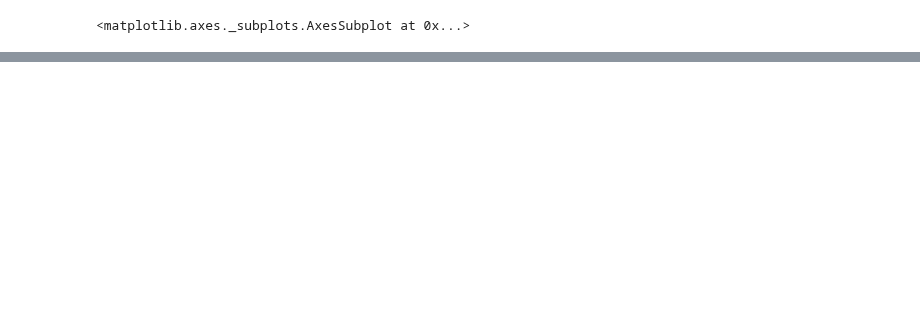
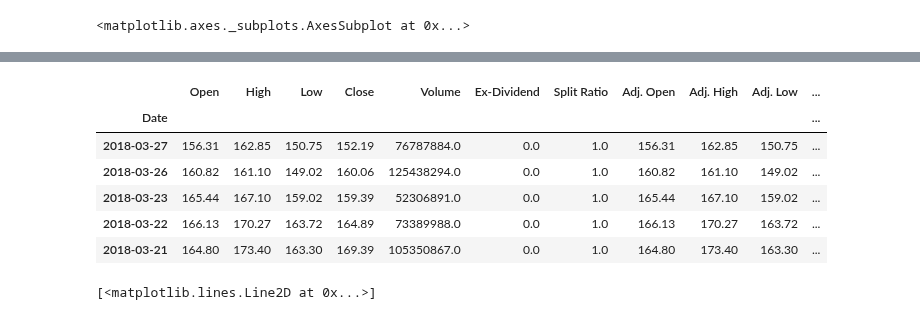
Before and after one commit to mhsnjvd/jupyter_notebooks, a Jupyter notebook: quandl_example.ipynb, the cells around one changed output, grey strips where cells are left out. Drawn from its saved outputs; the diff is of its cells as text; code cells hidden in the pictures; blank space fills up the shorter version.

```diff
--- a/quandl_example.ipynb
+++ b/quandl_example.ipynb
@@ -40,0 +35,14 @@ df['Close'].plot(grid=True)
+# %%
+df.head()
+# %% [output]
+|  | Open | High | Low | Close | Volume | Ex-Dividend | Split Ratio | Adj. Open | Adj. High | Adj. Low | ... |
+| Date |  |  |  |  |  |  |  |  |  |  | ... |
+| 2018-03-27 | 156.31 | 162.85 | 150.75 | 152.19 | 76787884.0 | 0.0 | 1.0 | 156.31 | 162.85 | 150.75 | ... |
+| 2018-03-26 | 160.82 | 161.10 | 149.02 | 160.06 | 125438294.0 | 0.0 | 1.0 | 160.82 | 161.10 | 149.02 | ... |
+| 2018-03-23 | 165.44 | 167.10 | 159.02 | 159.39 | 52306891.0 | 0.0 | 1.0 | 165.44 | 167.10 | 159.02 | ... |
+| 2018-03-22 | 166.13 | 170.27 | 163.72 | 164.89 | 73389988.0 | 0.0 | 1.0 | 166.13 | 170.27 | 163.72 | ... |
+| 2018-03-21 | 164.80 | 173.40 | 163.30 | 169.39 | 105350867.0 | 0.0 | 1.0 | 164.80 | 173.40 | 163.30 | ... |
+# %%
+plt.plot(df['Close'].values)
+# %% [output]
+[<matplotlib.lines.Line2D at 0x...>]
```
Also changed, not shown: parts of 1 cell of this notebook, 1 other file.
